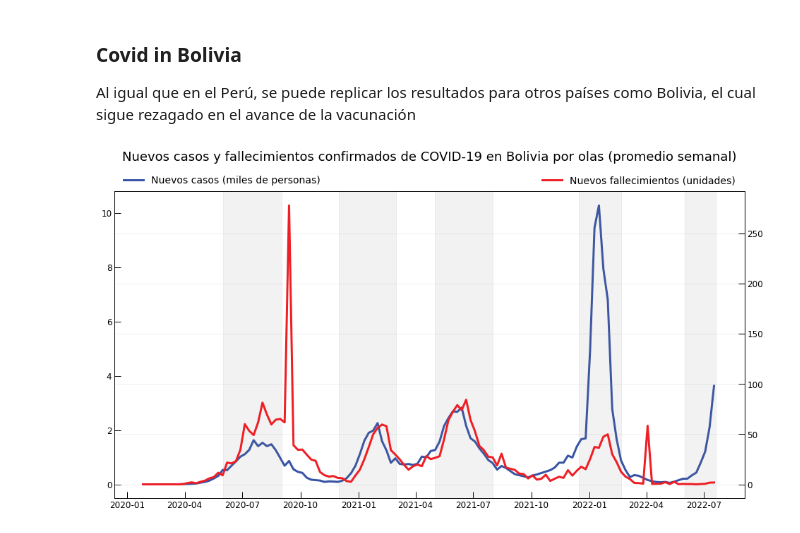
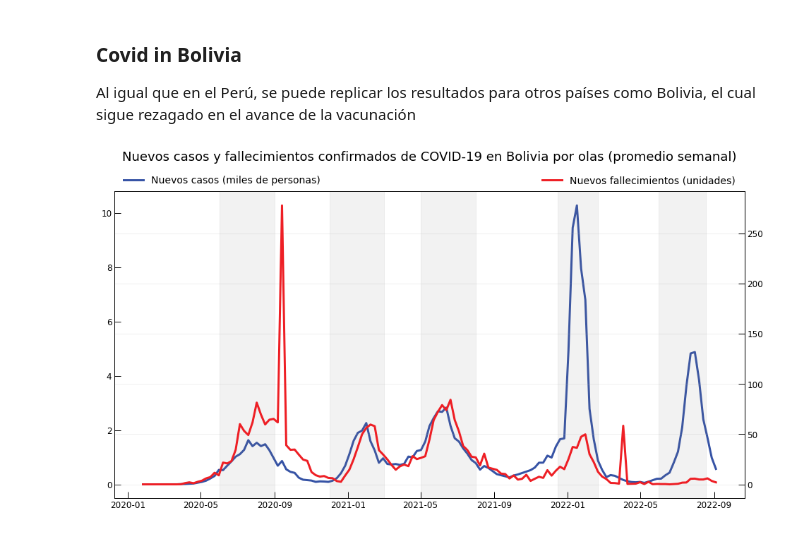
Before and after one commit to mauricioalvaradoo/covid_19, a Jupyter notebook: covid-19-review.ipynb, the cells around one changed output. Cells and saved outputs as stored; diff of their text form; code cells hidden in the pictures.

```diff
--- a/covid-19-review.ipynb
+++ b/covid-19-review.ipynb
@@ -250,7 +262,7 @@ bolivia_data.reset_index(inplace=True)
 
 #Promedio semanal
 bolivia_data = bolivia_data.groupby(pd.Grouper(key='index', freq='W')).mean()
-bolivia_data.drop(bolivia_data.tail(1).index,inplace=True)
+# bolivia_data.drop(bolivia_data.tail(1).index,inplace=True)
 # %%
 fig, ax1 = plt.subplots(figsize=(16, 8))
 ax2 = ax1.twinx()
@@ -258,34 +270,34 @@ ax2 = ax1.twinx()
 
 #Gráficas
 ax1.plot(bolivia_data.index, bolivia_data["Nuevos Casos"], label = "Nuevos casos (miles de personas)",
          color = "#3653A5", linewidth = 3)
 ax2.plot(bolivia_data.index, bolivia_data["Nuevas Muertes"], label = "Nuevos fallecimientos (unidades)",
          color = "#EE1F25", linewidth = 3)
 
 #Barras de olas
 plt.axvspan("2020-06", "2020-09", alpha=0.1, color="grey")
 plt.axvspan("2020-12", "2021-03", alpha=0.1, color="grey")
 plt.axvspan("2021-05", "2021-08", alpha=0.1, color="grey")
 plt.axvspan("2021-12-15", "2022-02-20", alpha=0.1, color="grey")
-plt.axvspan("2022-06-01", "2022-07-20", alpha=0.1, color="grey")
+plt.axvspan("2022-06-01", "2022-08-18", alpha=0.1, color="grey")
 
 #Posicionando las leyendas
 ax1.legend(bbox_to_anchor=(0, 1.08), loc = 'upper left', fontsize=14, frameon=False)
 ax2.legend(bbox_to_anchor=(1, 1.08), loc = 'upper right', fontsize=14, frameon=False)
 
 #Editando los ticks
 ax1.tick_params(direction='in', which='both', length=9, width=1, labelsize=12)
 ax2.tick_params(direction='in', which='both', length=9, width=1, labelsize=12)
 
 #Detalles adicionales
 plt.text(0.5, 1.10, "Nuevos casos y fallecimientos confirmados de COVID-19 en Bolivia por olas (promedio semanal)",
          horizontalalignment='center', fontsize=18, transform = ax1.transAxes)
 plt.grid(True, alpha=0.25)
 
 
 plt.savefig("./graphs/casos-covid-bolivia.pdf")
 plt.show()
 # %% [output]
-[figure, old version]
+[figure, new version]
 # %%
 bolivia_data.to_excel("./data/bolivia-covid.xlsx")
```
Also changed, not shown: parts of 8 cells of this notebook.
